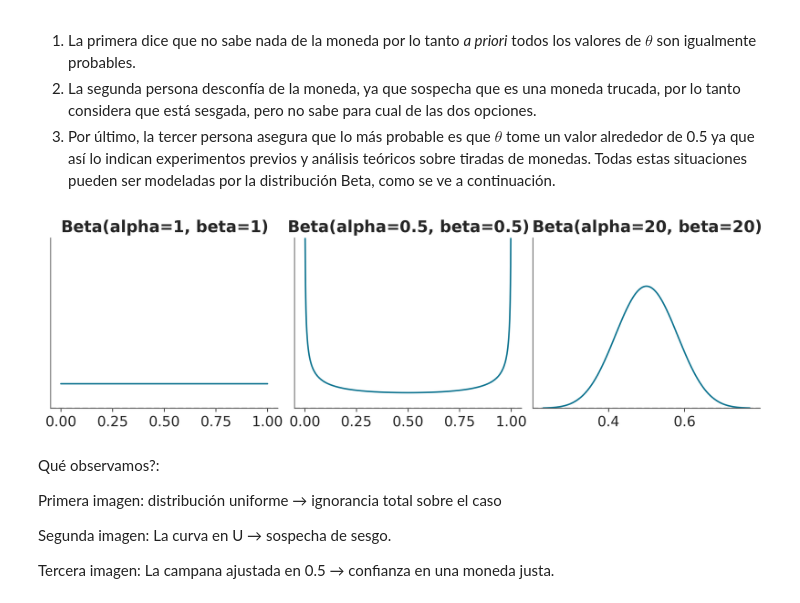
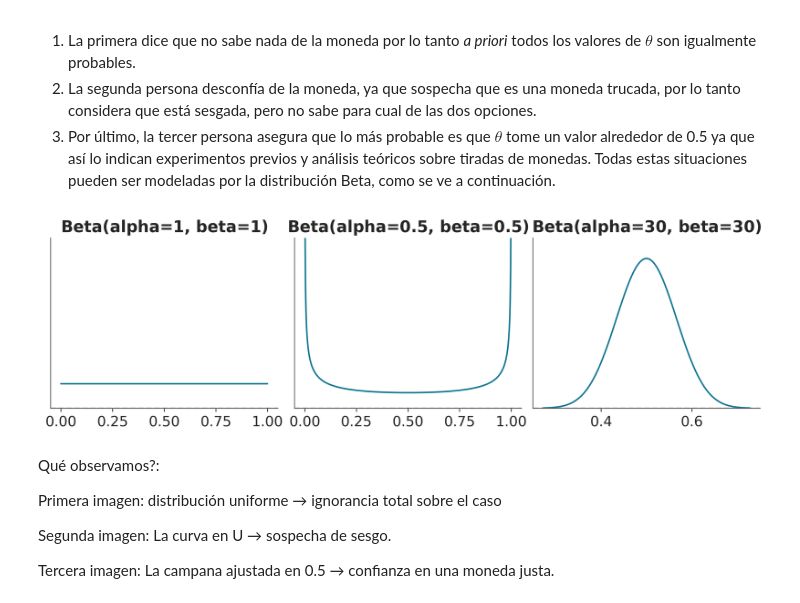
Before and after one commit to LuciaVazquez08/Estadistica-e-Inferencia-II, a Jupyter notebook: 01_Inferencia_Bayesiana_parte_1.ipynb, the cells around one changed output. Saved outputs shown, nothing was run; the diff lists cells and outputs as text; code cells hidden in the pictures.

```diff
--- a/01_Inferencia_Bayesiana_parte_1.ipynb
+++ b/01_Inferencia_Bayesiana_parte_1.ipynb
@@ -237,13 +211,13 @@ Respecto al último punto, veamos un ejemplo:
 # %%
 _, axes = plt.subplots(1, 3, figsize=(10, 3), sharey=True)
 
-params = [(1, 1), (0.5, 0.5), (20, 20)] # definmos los tres priors
+params = [(1, 1), (0.5, 0.5), (30, 30)]
 
 for (a, b), ax  in zip(params, axes):
     ax = pz.Beta(a, b).plot_pdf(ax=ax, legend="title")
     ax.set_ylim(0, 7)
 # %% [output]
-[figure, old version]
+[figure, new version]
 # %% [markdown]
 Qué observamos?:
 
```
Also changed, not shown: parts of 19 cells of this notebook, 2 other files.
